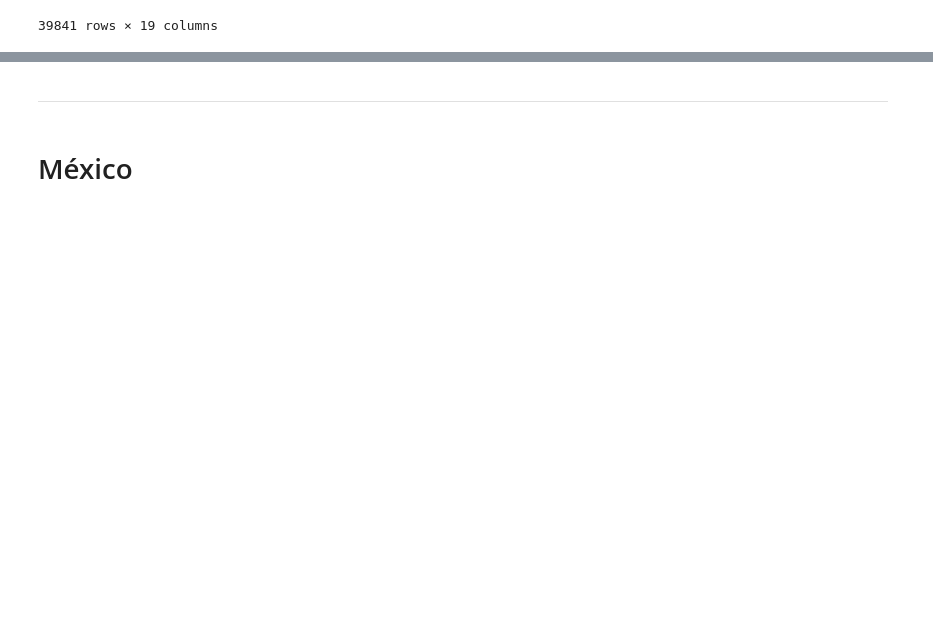
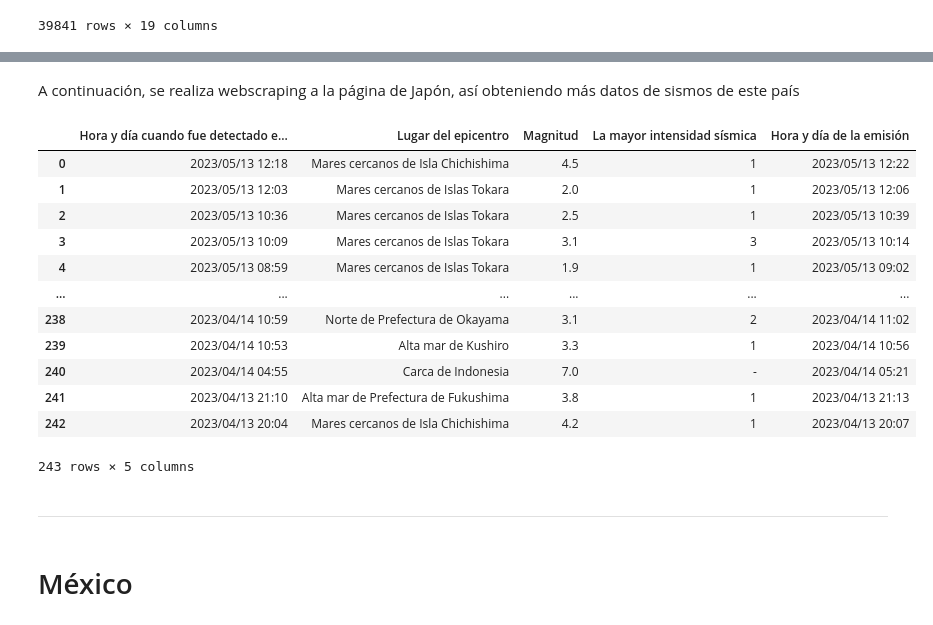
Before and after one commit to ReneRamosTrvn/alertas_sismicas, a Jupyter notebook: ETL.ipynb, the cells around one changed output, grey strips where cells are left out. Saved outputs shown, nothing was run; the diff lists cells and outputs as text; code cells hidden in the pictures; blank space fills up the shorter version.

Commit message:
se agg en ETL el codigo de webscraping de la pag japon

```diff
--- a/ETL.ipynb
+++ b/ETL.ipynb
@@ -343 +344,3 @@ df_japon.sample(5)
 df_japon.to_json("Datasets/Usa_Jap_Mex/Japón.json")
+# %% [markdown]
+A continuación, se realiza webscraping a la página de Japón, así obteniendo más datos de sismos de este país
@@ -343,0 +353,54 @@ df_japon.to_json("Datasets/Usa_Jap_Mex/Japón.json")
+# %%
+# Utilizamos la libreria time para darle tiempo al driver de extraer la informacion de la pagina, colocando una espera implicita de 5 segundos
+time.sleep(5)
+
+# Extraemos la informacion de la pagina
+tabla = driver.find_element_by_xpath("//table[@id='quakeindex_table']")
+filas = tabla.find_elements_by_xpath(".//tr")
+
+# Se crean las variables donde se alamacenaran los datos de cada columna
+fecha = []
+lugar = []
+magnitud = []
+intensidad = []
+fecha2 = []
+# Iterar sobre las filas de la tabla y obtener los datos de las celdas
+for fila in filas:
+    celdas = fila.find_elements_by_xpath(".//td")
+    # Ignorar la primera fila que solo contiene los nombres de las columnas
+    if celdas:
+        datos_fila = []
+        for celda in celdas:
+            datos_fila.append(celda.text)
+        # Se agregan los datos en las variables creadas
+        fecha.append(datos_fila[0])
+        lugar.append(datos_fila[1])
+        magnitud.append(datos_fila[2])
+        intensidad.append(datos_fila[3])
+        fecha2.append(datos_fila[4])
+
+# Cerramos la pagina
+driver.quit()
+# %%
+# Creamos el dataframe con los datos obtenidos
+df = pd.DataFrame({'Hora y día cuando fue detectado el terremoto': fecha,
+                   'Lugar del epicentro': lugar,
+                   'Magnitud': magnitud,
+                   'La mayor intensidad sísmica': intensidad,
+                   'Hora y día de la emisión': fecha2})
+
+df
+# %% [output]
+|  | Hora y día cuando fue detectado e... | Lugar del epicentro | Magnitud | La mayor intensidad sísmica | Hora y día de la emisión |
+| 0 | 2023/05/13 12:18 | Mares cercanos de Isla Chichishima | 4.5 | 1 | 2023/05/13 12:22 |
+| 1 | 2023/05/13 12:03 | Mares cercanos de Islas Tokara | 2.0 | 1 | 2023/05/13 12:06 |
+| 2 | 2023/05/13 10:36 | Mares cercanos de Islas Tokara | 2.5 | 1 | 2023/05/13 10:39 |
+| 3 | 2023/05/13 10:09 | Mares cercanos de Islas Tokara | 3.1 | 3 | 2023/05/13 10:14 |
+| 4 | 2023/05/13 08:59 | Mares cercanos de Islas Tokara | 1.9 | 1 | 2023/05/13 09:02 |
+| ... | ... | ... | ... | ... | ... |
+| 238 | 2023/04/14 10:59 | Norte de Prefectura de Okayama | 3.1 | 2 | 2023/04/14 11:02 |
+| 239 | 2023/04/14 10:53 | Alta mar de Kushiro | 3.3 | 1 | 2023/04/14 10:56 |
+| 240 | 2023/04/14 04:55 | Carca de Indonesia | 7.0 | - | 2023/04/14 05:21 |
+| 241 | 2023/04/13 21:10 | Alta mar de Prefectura de Fukushima | 3.8 | 1 | 2023/04/13 21:13 |
+| 242 | 2023/04/13 20:04 | Mares cercanos de Isla Chichishima | 4.2 | 1 | 2023/04/13 20:07 |
+243 rows × 5 columns
```
Also changed, not shown: parts of 6 cells of this notebook, 2 other files.
